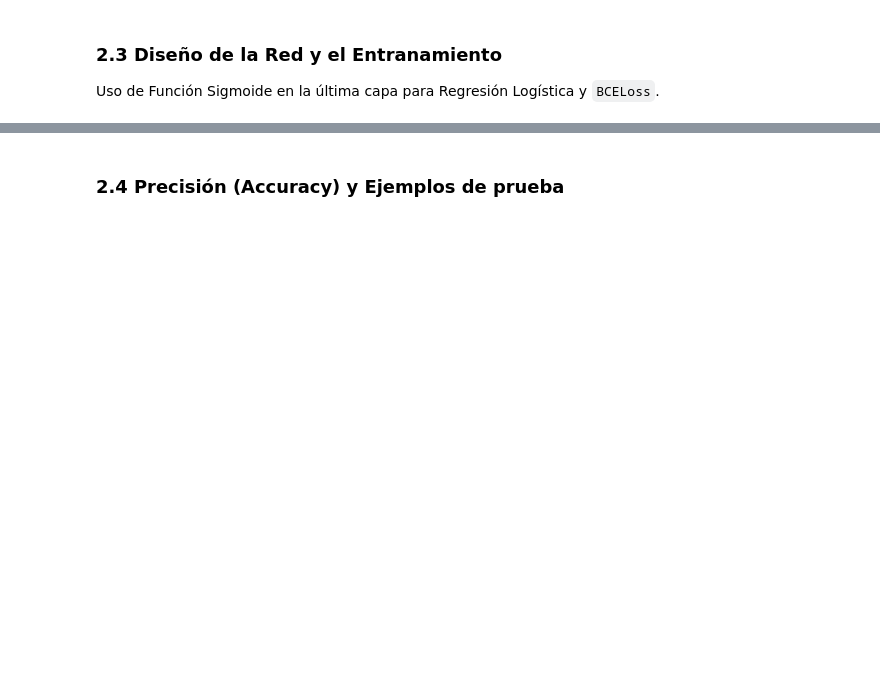
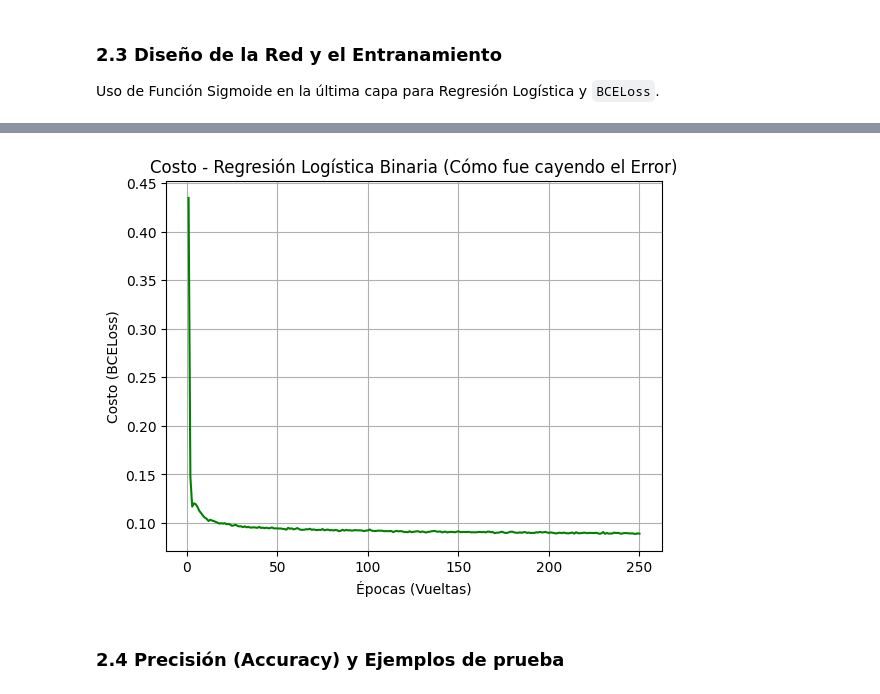
Before and after one commit to Aguilar-Choque-Marbin/LAB5-SIS420-PYTORCH, a Jupyter notebook: Parte2_RegresionLogistica.ipynb, the cells around one changed output, grey strips where cells are left out. Drawn from its saved outputs; the diff is of its cells as text; code cells hidden in the pictures; blank space fills up the shorter version.

```diff
--- a/Parte2_RegresionLogistica.ipynb
+++ b/Parte2_RegresionLogistica.ipynb
@@ -21,20 +22,33 @@ print(f"Usando dispositivo: {device}")
 ### 2.1 Preprocesamiento: Tarea continua a Clasificación Binaria
 Convertiremos el objetivo continuo (promedio de discusiones) en 0 y 1 para predecir Popularidad.
 # %%
-archivo_buzz = 'Twitter.data'
+# Ruta del archivo de datos de Twitter (Buzz in Social Media)
+archivo_buzz = '/content/drive/MyDrive/LABSIS420/Twitter.data'
+
+# Cargamos el archivo CSV a un DataFrame de Pandas (header=None porque no tiene nombres de columnas)
 df_buzz = pd.read_csv(archivo_buzz, header=None)
 
+# Separamos X (características): Elegimos todas las filas (:) y todas las columnas excepto la última (:-1)
 X_buzz_pandas = df_buzz.iloc[:, :-1].values
+
+# Separamos Y (la respuesta real original en formato continuo): Elegimos la última columna (-1)
 Y_buzz_pandas_raw = df_buzz.iloc[:, -1].values
 
-# Convertimos el target en Clases (0 y 1) cortando por el promedio global.
+# Calculamos el promedio de discusiones (umbral) de toda la última columna
 umbral = Y_buzz_pandas_raw.mean()
+
+# "Convertimos a problema Binario": Todo el que esté arriba del promedio es 1 (Popular), si está abajo es 0 (No popular)
+# .astype(int) convierte los resultados True/False en 1s y 0s
 Y_buzz_clases = (Y_buzz_pandas_raw > umbral).astype(int)
 
+# Obtenemos la cantidad total de filas (m)
 m = len(Y_buzz_clases)
+
+# Imprimimos resultados para ver las dimensiones
 print(f"Total de ejemplos (m): {m} ")
 print(f"Total de propiedades (n): {X_buzz_pandas.shape[1]} ")
 
+# Contamos cuántos ceros y unos existen para asegurarnos de que se dividió bien
 unicos, conteos = np.unique(Y_buzz_clases, return_counts=True)
 print(f"Clase 0 (No Popular): {conteos[0]}")
 print(f"Clase 1 (Popular): {conteos[1]}")
@@ -79,48 +125,75 @@ print("DataLoaders listos.")
 ### 2.3 Diseño de la Red y el Entranamiento
 Uso de Función Sigmoide en la última capa para Regresión Logística y `BCELoss`.
 # %%
+import matplotlib.pyplot as plt
+
+# --- 2.3 Diseño de la Red (Clasificación Binaria) ---
+# D_in_bin: Cantidad de entradas. Lo extraemos dinámicamente de 'shape[1]' (las columnas) de nuestro X_train_buzz
 D_in_bin = X_train_buzz.shape[1]
+# H_bin: Usamos 150 neuronas ocultas. Le damos más capacidad de aprender relaciones complejas.
 H_bin = 150
+# D_out_bin: Salida = 1. Solo necesitamos una neurona porque responderá 0 (No Popular) o 1 (Popular)
 D_out_bin = 1
 
+# Creamos la Red Neuronal
 model_bin = torch.nn.Sequential(
+    # Capa de Entrada a Capa Oculta
     torch.nn.Linear(D_in_bin, H_bin),
+    # Activación ReLU: Transforma números negativos en cero para detectar relaciones no lineales (complejas)
     torch.nn.ReLU(),
+    # Capa Oculta hacia Salida final
     torch.nn.Linear(H_bin, D_out_bin),
+    # ¡CLAVE!: Función de Activación SIGMOIDE. Comprime cualquier resultado matemático entre un rango de 0 y 1. (Ideal para "Probabilidades")
     torch.nn.Sigmoid()
-).to(device)
+).to(device) # .to(device) lo ejecuta en GPU (Tarjeta de video) si está disponible para hacerlo rapidísimo
 
+# --- Función de Pérdida (Costo) y Optimizador ---
+# BCELoss = Binary Cross Entropy Loss. Es la fórmula matemática oficial en Machine Learning para sistemas que eligen entre "Sí" y "No".
 criterion_bin = torch.nn.BCELoss()
+# Usamos el optimizador Adam. Ajustará automáticamente los parámetros (pesos) intentando minimizar el error encontrado.
 optimizer_bin = torch.optim.Adam(model_bin.parameters(), lr=0.005)
 
-epochs_bin = 250
-log_each_bin = 50
-l_bin = []
-model_bin.train()
+# --- Configuración de Entrenamiento ---
+epochs_bin = 250   # 250 vueltas de aprendizaje completo sobre todos los datos
+log_each_bin = 50  # Nos informará su progreso cada 50 vueltas
+l_bin = []         # Lista donde guardaremos cómo fue evolucionando el error para graficarlo después
+model_bin.train()  # Ponemos al modelo en modo "Alumno/Entrenamiento"
 
-print("Iniciando Entrenamiento...")
+print("Iniciando Entrenamiento (Binario)...")
 for e in range(1, epochs_bin + 1):
-    _l = []
+    _l = [] # Lista temporal para guardar el error de pequeños grupitos en esta vuelta
+
+    # Repasamos el iterador de datos en grupos (batches x_b=características, y_b=respuestas)
     for x_b, y_b in dataloader_train_bin:
+        # PREDICCIÓN: Pasamos las entradas por la red para que nos dé probabilidades de 0 a 1 (y_pred)
         y_pred = model_bin(x_b)
+        # CALCULAR ERROR: BCELoss revisa qué tan lejos está la probabilidad de la respuesta real
         loss = criterion_bin(y_pred, y_b)
 
-        _l.append(loss.item())
-        optimizer_bin.zero_grad()
-        loss.backward()
-        optimizer_bin.step()
+        _l.append(loss.item()) # Guardar el numerito del error
 
+        # PROCESO MÁGICO DE APRENDIZAJE:
+        optimizer_bin.zero_grad() # 1. Borramos anotaciones (derivadas) de la muestra anterior
+        loss.backward()           # 2. Backpropagation: Calcular dónde me equivoqué matemáticamente en la red
+        optimizer_bin.step()      # 3. Adam ajusta discretamente los "pesos" del modelo para acertar mejor a la próxima
+
+    # Final de época: promediamos y guardamos el error
     l_bin.append(np.mean(_l))
+
+    # Imprimir en la consola el avance
     if not e % log_each_bin:
         print(f"Epoch {e}/{epochs_bin} - Costo (BCELoss): {np.mean(l_bin):.5f}")
 
+# --- Guardar Modelo ---
 PATH_BIN = './checkpoint_clasificacion_binaria.pt'
-torch.save(model_bin.state_dict(), PATH_BIN)
-print(f"Modelo guardado en: {PATH_BIN}")
+torch.save(model_bin.state_dict(), PATH_BIN) # Guarda todos los cálculos que la red aprendió en un archivo .pt
+print(f"Modelo guardado exitosamente en: {PATH_BIN}")
 
+# --- Dibujar Costo ---
 plt.plot(range(1, epochs_bin + 1), l_bin, color='green')
-plt.title('Costo - Regresión Logística Binaria')
-plt.xlabel('Épocas')
+plt.title('Costo - Regresión Logística Binaria (Cómo fue cayendo el Error)')
+plt.xlabel('Épocas (Vueltas)')
 plt.ylabel('Costo (BCELoss)')
 plt.grid(True)
 plt.show()
+# %% [output]
@@ -127,3 +207,4 @@ plt.show()
+[figure, added]
 # %% [markdown]
 ### 2.4 Precisión (Accuracy) y Ejemplos de prueba
 # %%
```
Also changed, not shown: parts of 10 cells of this notebook, 2 other files.
